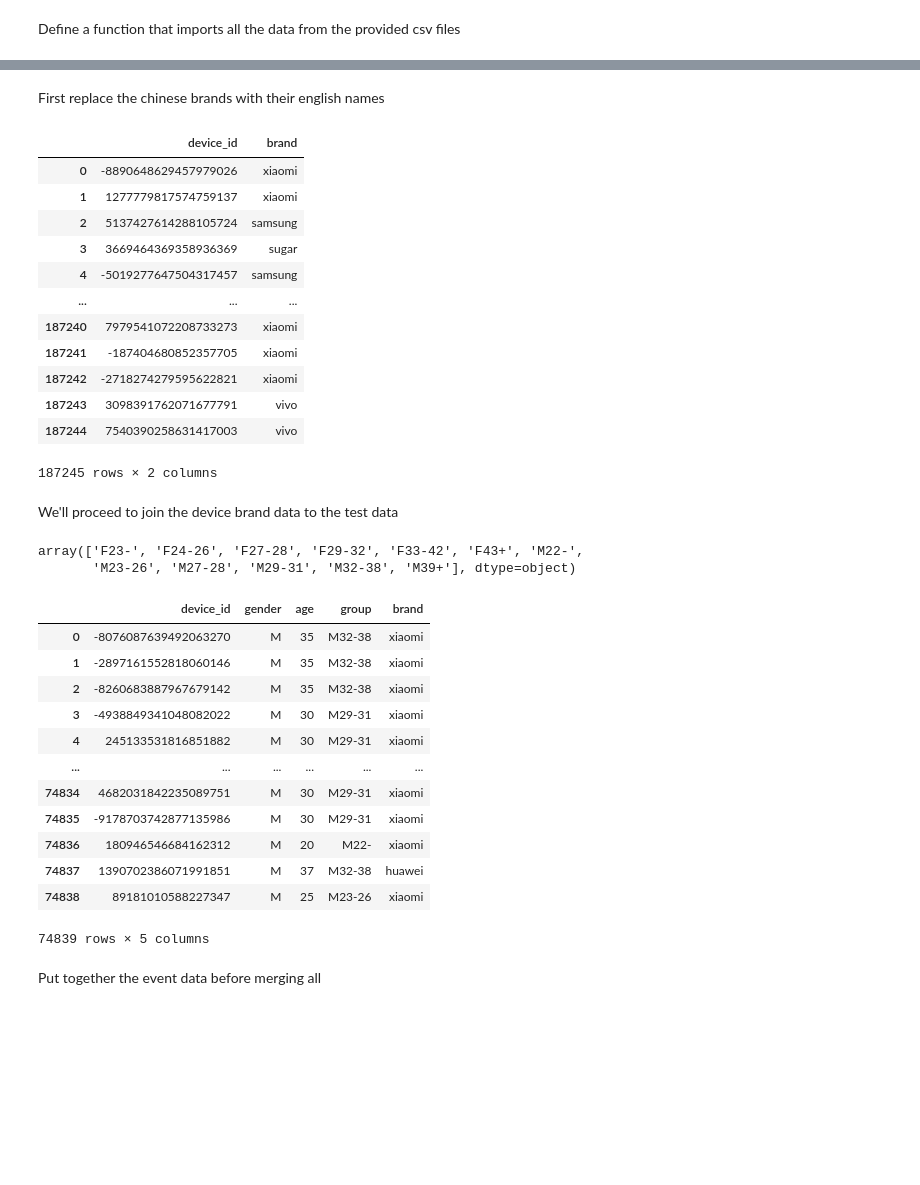
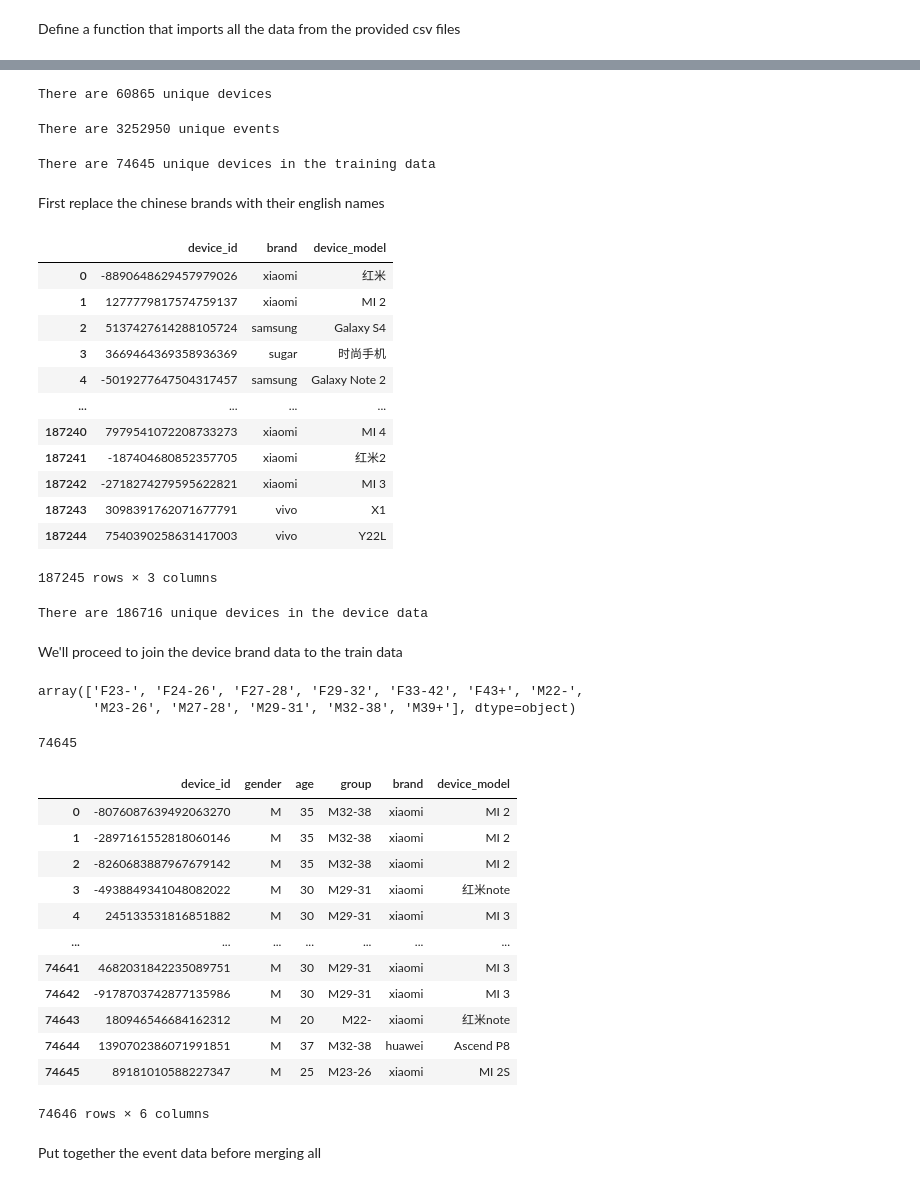
Before and after one commit to alexandrosanat/talking-data-user-demographics, a Jupyter notebook: talking_data_user_demographics.ipynb, the cells around one changed output, grey strips where cells are left out. Drawn from its saved outputs; the diff is of its cells as text; code cells hidden in the pictures; blank space fills up the shorter version.

Commit message:
Data processing

```diff
--- a/talking_data_user_demographics.ipynb
+++ b/talking_data_user_demographics.ipynb
@@ -47,6 +47,18 @@ mean   1.625564e+06  1.182779e+18           1.0  3.921094e-01
 50%    8.330000e-02  8.330000e-02  8.330000e-02
 75%    8.330000e-02  8.330000e-02  8.330000e-02
 max    8.330000e-02  8.330000e-02  8.330000e-02
+# %%
+print(f'There are {len(data["events"]["device_id"].unique())} unique devices')
+# %% [output]
+There are 60865 unique devices
+# %%
+print(f'There are {len(data["events"])} unique events')
+# %% [output]
+There are 3252950 unique events
+# %%
+print(f'There are {len(data["gender_age_train"]["device_id"].unique())} unique devices in the training data')
+# %% [output]
+There are 74645 unique devices in the training data
 # %% [markdown]
 First replace the chinese brands with their english names
 # %%
@@ -59,25 +71,33 @@ phone_brand_device_model = pd.merge(data["phone_brand_device_model"],
 phone_brand_device_model["brand"] =\
     phone_brand_device_model["brand"].where(phone_brand_device_model["brand"].str.isalpha(),
                                                     phone_brand_device_model["phone_brand"].str.lower())
+
 # We will just work with device brand for the time being
-device_data = phone_brand_device_model[["device_id", "brand"]]
+device_data = phone_brand_device_model[["device_id", "brand", "device_model"]]
 device_data
 # %% [output]
-|  | device_id | brand |
-| 0 | -8890648629457979026 | xiaomi |
-| 1 | 1277779817574759137 | xiaomi |
-| 2 | 5137427614288105724 | samsung |
-| 3 | 3669464369358936369 | sugar |
-| 4 | -5019277647504317457 | samsung |
-| ... | ... | ... |
-| 187240 | 7979541072208733273 | xiaomi |
-| 187241 | -187404680852357705 | xiaomi |
-| 187242 | -2718274279595622821 | xiaomi |
-| 187243 | 3098391762071677791 | vivo |
-| 187244 | 7540390258631417003 | vivo |
+|  | device_id | brand | device_model |
+| 0 | -8890648629457979026 | xiaomi | 红米 |
+| 1 | 1277779817574759137 | xiaomi | MI 2 |
+| 2 | 5137427614288105724 | samsung | Galaxy S4 |
+| 3 | 3669464369358936369 | sugar | 时尚手机 |
+| 4 | -5019277647504317457 | samsung | Galaxy Note 2 |
+| ... | ... | ... | ... |
+| 187240 | 7979541072208733273 | xiaomi | MI 4 |
+| 187241 | -187404680852357705 | xiaomi | 红米2 |
+| 187242 | -2718274279595622821 | xiaomi | MI 3 |
+| 187243 | 3098391762071677791 | vivo | X1 |
+| 187244 | 7540390258631417003 | vivo | Y22L |
-187245 rows × 2 columns
+187245 rows × 3 columns
+# %%
+print(f'There are {len(device_data["device_id"].unique())} unique devices in the device data')
+# %% [output]
+There are 186716 unique devices in the device data
+# %%
+# Get rid of duplicates in the device data
+device_data_cln = device_data.drop_duplicates()
 # %% [markdown]
-We'll proceed to join the device brand data to the test data
+We'll proceed to join the device brand data to the train data
 # %%
 data["gender_age_train"]["group"].sort_values().unique()
 # %% [output]
@@ -85,22 +105,24 @@ array(['F23-', 'F24-26', 'F27-28', 'F29-32', 'F33-42', 'F43+', 'M22-',
        'M23-26', 'M27-28', 'M29-31', 'M32-38', 'M39+'], dtype=object)
 # %%
 combined_data = data["gender_age_train"]
-combined_data = combined_data.merge(device_data, on="device_id")
+print(len(combined_data))
+combined_data = pd.merge(combined_data, device_data_cln, on="device_id", how="left")
 combined_data
 # %% [output]
+74645
-|  | device_id | gender | age | group | brand |
-| 0 | -8076087639492063270 | M | 35 | M32-38 | xiaomi |
-| 1 | -2897161552818060146 | M | 35 | M32-38 | xiaomi |
-| 2 | -8260683887967679142 | M | 35 | M32-38 | xiaomi |
-| 3 | -4938849341048082022 | M | 30 | M29-31 | xiaomi |
-| 4 | 245133531816851882 | M | 30 | M29-31 | xiaomi |
-| ... | ... | ... | ... | ... | ... |
-| 74834 | 4682031842235089751 | M | 30 | M29-31 | xiaomi |
-| 74835 | -9178703742877135986 | M | 30 | M29-31 | xiaomi |
-| 74836 | 180946546684162312 | M | 20 | M22- | xiaomi |
-| 74837 | 1390702386071991851 | M | 37 | M32-38 | huawei |
-| 74838 | 89181010588227347 | M | 25 | M23-26 | xiaomi |
+|  | device_id | gender | age | group | brand | device_model |
+| 0 | -8076087639492063270 | M | 35 | M32-38 | xiaomi | MI 2 |
+| 1 | -2897161552818060146 | M | 35 | M32-38 | xiaomi | MI 2 |
+| 2 | -8260683887967679142 | M | 35 | M32-38 | xiaomi | MI 2 |
+| 3 | -4938849341048082022 | M | 30 | M29-31 | xiaomi | 红米note |
+| 4 | 245133531816851882 | M | 30 | M29-31 | xiaomi | MI 3 |
+| ... | ... | ... | ... | ... | ... | ... |
+| 74641 | 4682031842235089751 | M | 30 | M29-31 | xiaomi | MI 3 |
+| 74642 | -9178703742877135986 | M | 30 | M29-31 | xiaomi | MI 3 |
+| 74643 | 180946546684162312 | M | 20 | M22- | xiaomi | 红米note |
+| 74644 | 1390702386071991851 | M | 37 | M32-38 | huawei | Ascend P8 |
+| 74645 | 89181010588227347 | M | 25 | M23-26 | xiaomi | MI 2S |
-74839 rows × 5 columns
+74646 rows × 6 columns
 # %% [markdown]
 Put together the event data before merging all
 # %%
```
Also changed, not shown: parts of 3 cells of this notebook, 2 other files.
